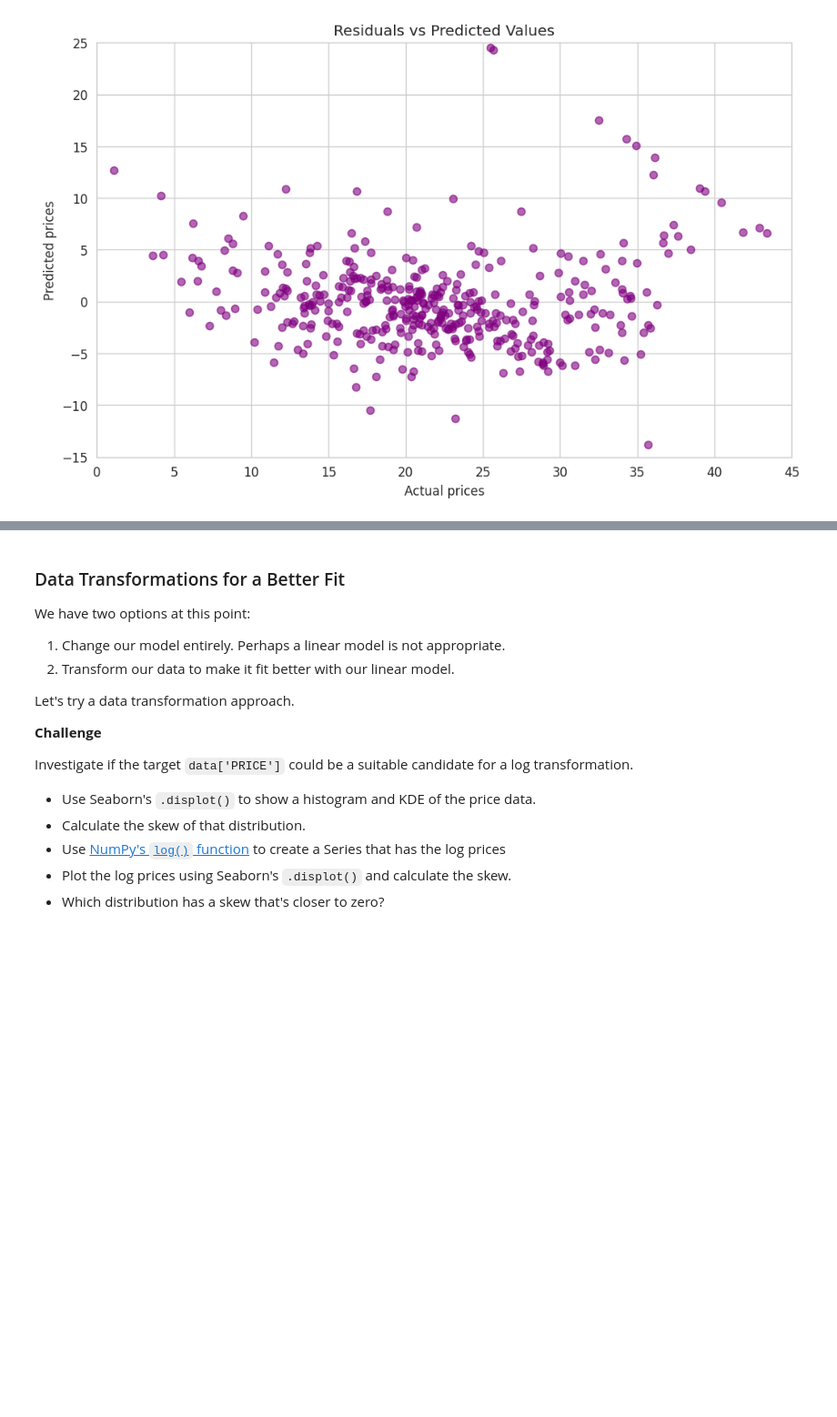
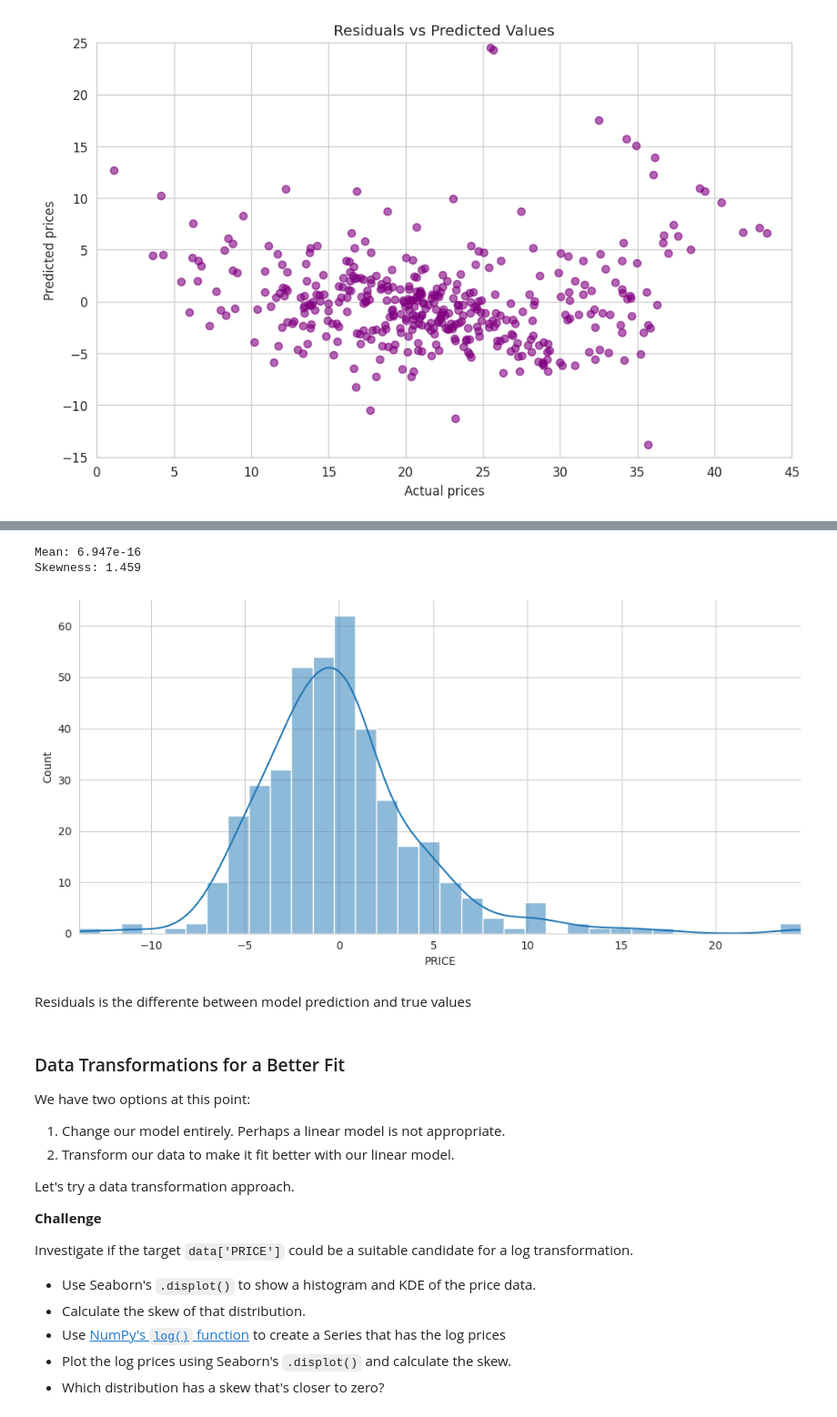
Before and after one commit to yakubszatkowski/100-days-python, a Jupyter notebook: Day 80 - Predicting house prices/Multivariable_Regression_and_Valuation_Model_(start).ipynb, the cells around one changed output, grey strips where cells are left out. Shown at 91% size. Saved outputs shown, nothing was run; the diff lists cells and outputs as text; code cells hidden in the pictures; blank space fills up the shorter version.

Commit message:
data transformation to logarithmic, 2nd regression on transformed data, comparassion of mean and skewness, comparassion to test feature data, avarage prediction, solution

```diff
--- a/Day 80 - Predicting house prices/Multivariable_Regression_and_Valuation_Model_(start).ipynb
+++ b/Day 80 - Predicting house prices/Multivariable_Regression_and_Valuation_Model_(start).ipynb
@@ -635,6 +631,30 @@ In an ideal case, what we want is something close to a normal distribution. A no
 * Again, use Seaborn's `.displot()` to create a histogram and superimpose the Kernel Density Estimate (KDE)
 * Is the skewness different from zero? If so, by how much?
 * Is the mean different from zero?
+# %%
+print(f'Mean: {residuals.mean():.4}')  # residuals mean is very close to 0
+print(f'Skewness: {residuals.skew():.4}')  # skewness shows the how symmetrical the plot is - 1.5 is quite high
+# %% [output]
+Mean: 6.947e-16
+Skewness: 1.459
+# %%
+with sns.axes_style('whitegrid'):
+  residuals_displot = sns.displot(
+      residuals,
+      height=5,
+      aspect=2,
+      kde=True,
+  )
+
+residuals_displot.set(
+    xlim=(residuals.min(), residuals.max()),
+)
+
+plt.show()
+# %% [output]
+[figure, added]
+# %% [markdown]
+Residuals is the differente between model prediction and true values
 # %% [markdown]
 ### Data Transformations for a Better Fit
 
```
Also changed, not shown: parts of 37 cells of this notebook.
